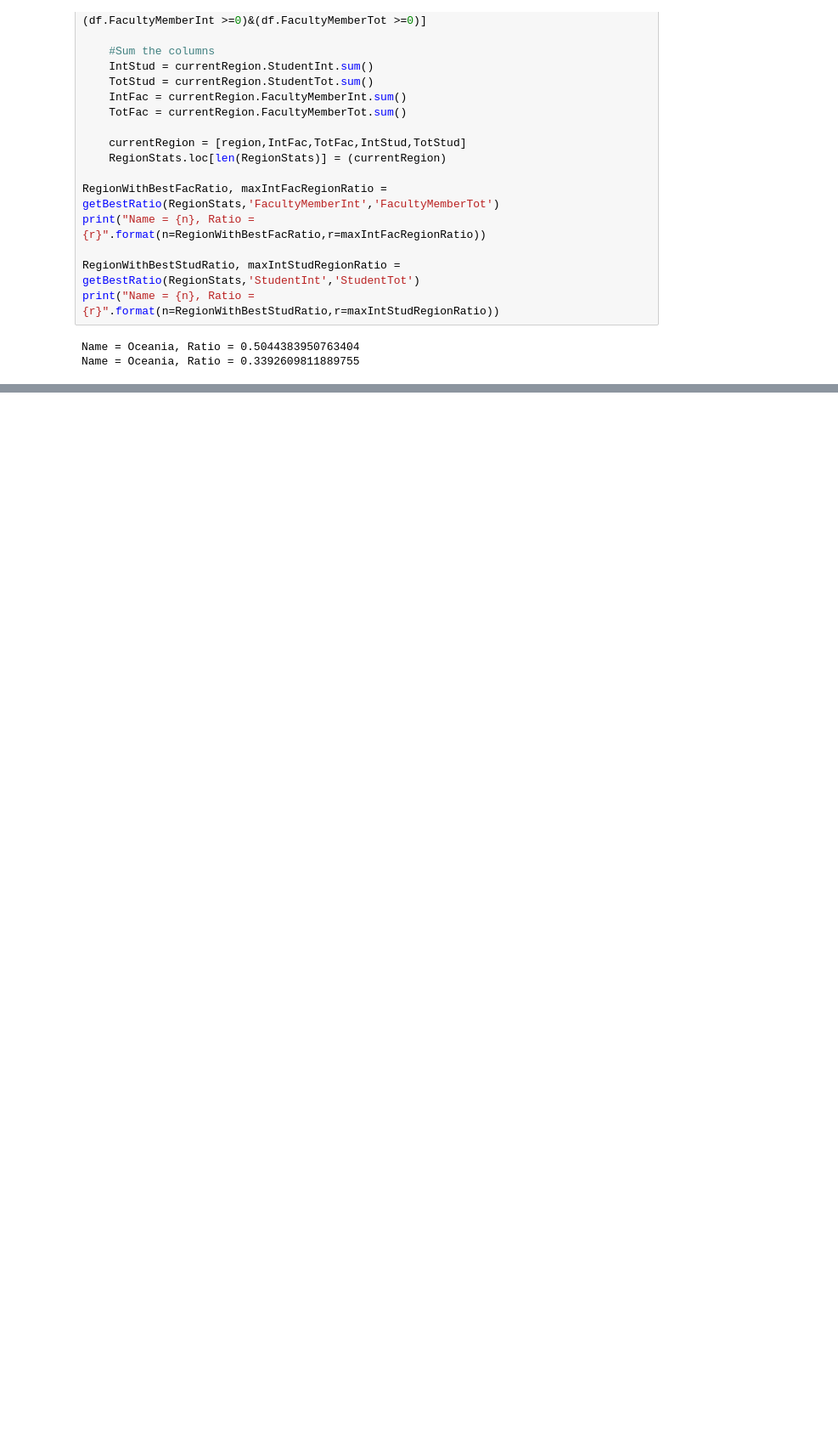
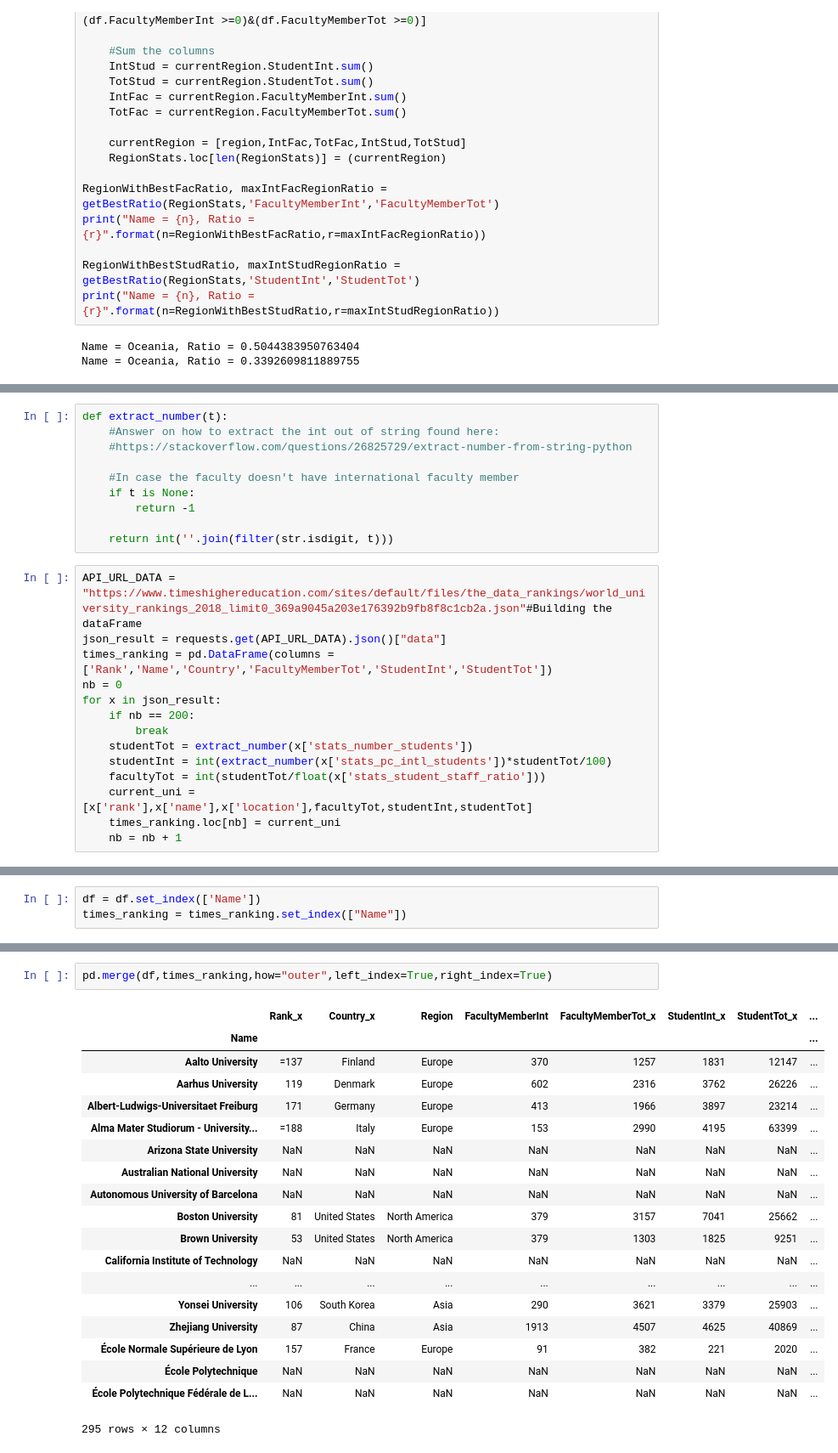
Before and after one commit to Roussaky/ada-EPFL, a Jupyter notebook: Homework2/Homework2.ipynb, the cells around one changed output, grey strips where cells are left out. Shown at 85% size. Drawn from its saved outputs; the diff is of its cells as text; blank space fills up the shorter version.

```diff
--- a/Homework2/Homework2.ipynb
+++ b/Homework2/Homework2.ipynb
@@ -162,0 +169,24 @@ Name = Oceania, Ratio = 0.3392609811889755
+# %%
+def extract_number(t):
+    #Answer on how to extract the int out of string found here:
+    #https://stackoverflow.com/questions/26825729/extract-number-from-string-python
+
+    #In case the faculty doesn't have international faculty member
+    if t is None:
+        return -1
+
+    return int(''.join(filter(str.isdigit, t)))
+# %%
+API_URL_DATA = "https://www.timeshighereducation.com/sites/default/files/the_data_rankings/world_university_rankings_2018_limit0_369a9045a203e176392b9fb8f8c1cb2a.json"#Building the dataFrame
+json_result = requests.get(API_URL_DATA).json()["data"]
+times_ranking = pd.DataFrame(columns = ['Rank','Name','Country','FacultyMemberTot','StudentInt','StudentTot'])
+nb = 0
+for x in json_result:
+    if nb == 200:
+        break
+    studentTot = extract_number(x['stats_number_students'])
+    studentInt = int(extract_number(x['stats_pc_intl_students'])*studentTot/100)
+    facultyTot = int(studentTot/float(x['stats_student_staff_ratio']))
+    current_uni = [x['rank'],x['name'],x['location'],facultyTot,studentInt,studentTot]
+    times_ranking.loc[nb] = current_uni
+    nb = nb + 1
@@ -162,0 +273,3 @@ Name = Oceania, Ratio = 0.3392609811889755
+# %%
+df = df.set_index(['Name'])
+times_ranking = times_ranking.set_index(["Name"])
@@ -162,0 +299,22 @@ Name = Oceania, Ratio = 0.3392609811889755
+# %%
+pd.merge(df,times_ranking,how="outer",left_index=True,right_index=True)
+# %% [output]
+|  | Rank_x | Country_x | Region | FacultyMemberInt | FacultyMemberTot_x | StudentInt_x | StudentTot_x | ... |
+| Name |  |  |  |  |  |  |  | ... |
+| Aalto University | =137 | Finland | Europe | 370 | 1257 | 1831 | 12147 | ... |
+| Aarhus University | 119 | Denmark | Europe | 602 | 2316 | 3762 | 26226 | ... |
+| Albert-Ludwigs-Universitaet Freiburg | 171 | Germany | Europe | 413 | 1966 | 3897 | 23214 | ... |
+| Alma Mater Studiorum - University... | =188 | Italy | Europe | 153 | 2990 | 4195 | 63399 | ... |
+| Arizona State University | NaN | NaN | NaN | NaN | NaN | NaN | NaN | ... |
+| Australian National University | NaN | NaN | NaN | NaN | NaN | NaN | NaN | ... |
+| Autonomous University of Barcelona | NaN | NaN | NaN | NaN | NaN | NaN | NaN | ... |
+| Boston University | 81 | United States | North America | 379 | 3157 | 7041 | 25662 | ... |
+| Brown University | 53 | United States | North America | 379 | 1303 | 1825 | 9251 | ... |
+| California Institute of Technology | NaN | NaN | NaN | NaN | NaN | NaN | NaN | ... |
+| ... | ... | ... | ... | ... | ... | ... | ... | ... |
+| Yonsei University | 106 | South Korea | Asia | 290 | 3621 | 3379 | 25903 | ... |
+| Zhejiang University | 87 | China | Asia | 1913 | 4507 | 4625 | 40869 | ... |
+| École Normale Supérieure de Lyon | 157 | France | Europe | 91 | 382 | 221 | 2020 | ... |
+| École Polytechnique | NaN | NaN | NaN | NaN | NaN | NaN | NaN | ... |
+| École Polytechnique Fédérale de L... | NaN | NaN | NaN | NaN | NaN | NaN | NaN | ... |
+295 rows × 12 columns
```
Also changed, not shown: parts of 15 cells of this notebook.
